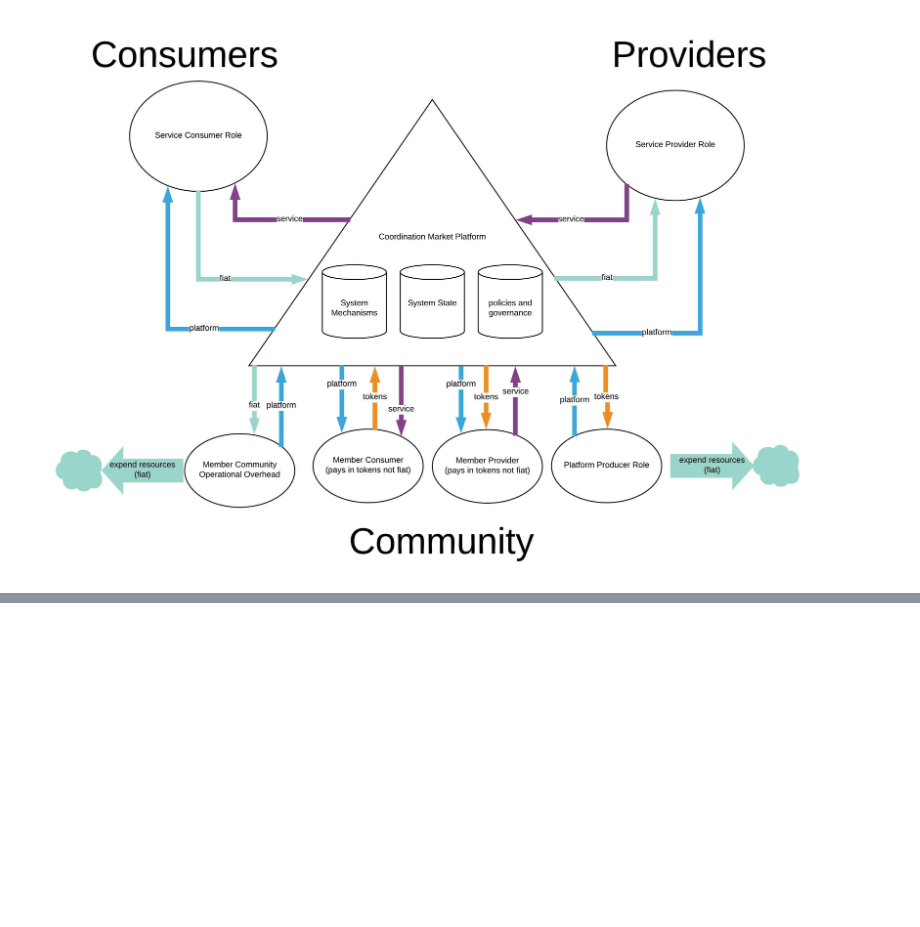
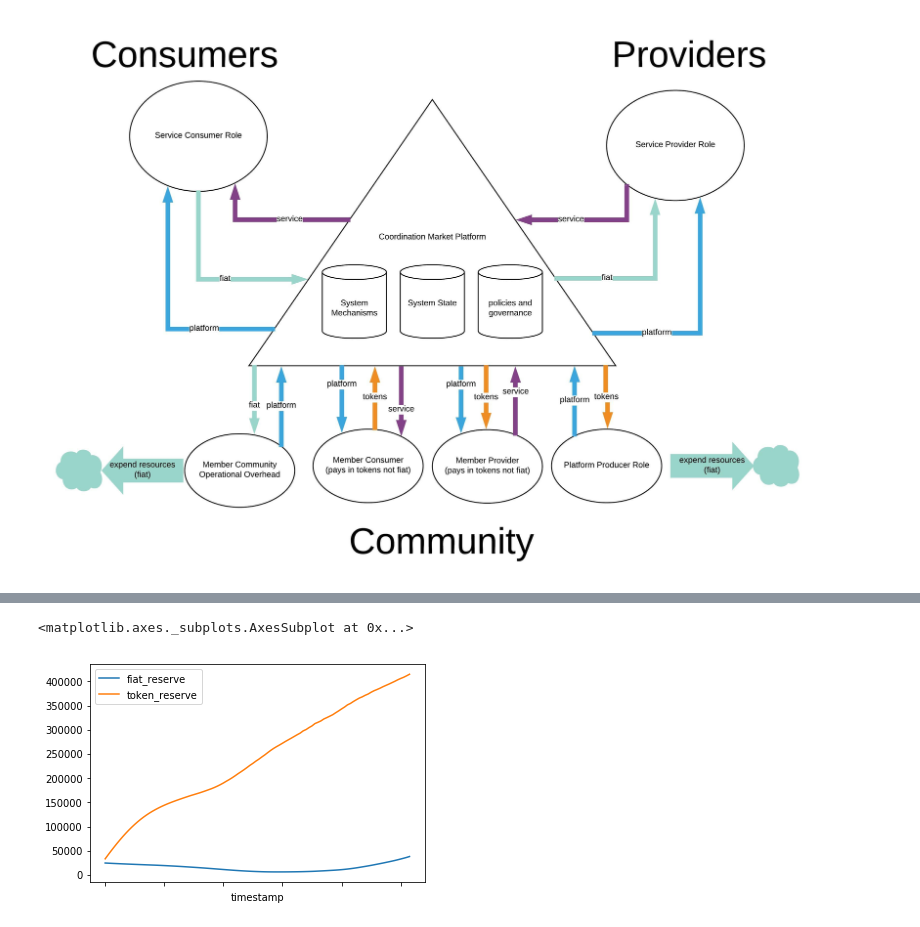
Before and after one commit to wilson3698/cadCAD, a Jupyter notebook: demos/ThreeSidedMarket.ipynb, the cells around one changed output, grey strips where cells are left out. Drawn from its saved outputs; the diff is of its cells as text; code cells hidden in the pictures; blank space fills up the shorter version.

```diff
--- a/demos/ThreeSidedMarket.ipynb
+++ b/demos/ThreeSidedMarket.ipynb
@@ -169,11 +248,31 @@ def update_conversion_rate(step, sL, s):
 # %%
 #minting process mints into the reserve
-def mint1(step, sL, s):
+def mint1(step, sL, s, _input):
     y = 'token_supply'
     x = s['token_supply'] + _input['mint']
     return (y, x)
 
-def mint2(step, sL, s):
+def mint2(step, sL, s, _input):
     y = 'token_reserve'
     x = s['token_reserve'] + _input['mint']
     return (y, x)
+# %%
+def commit_delta_production(step, sL, s, _input):
+    y = 'volume_of_production'
+    x = s['volume_of_production']+_input['delta_labor']
+    return (y, x)
+
+def compensate_production(step, sL, s, _input):
+    y = 'token_reserve'
+    x = s['token_reserve']-_input['tokens_paid']
+    return (y, x)
+
+#forgetting rate
+rho2 = rho #same as for the other smoothed averages
+def update_producer_roi_estimate(step, sL, s, _input):
+    revenue = _input['tokens_paid']/s['conversion_rate']
+    cost = s['cost_of_production']*s['volume_of_production']
+    spot_ROI_estimate =   (revenue-cost)/cost
+    y = 'producer_roi_estimate'
+    x = rho2*spot_ROI_estimate + s['producer_roi_estimate']*(1.0-rho2)
+    return (y, x)
@@ -180,10 +309,12 @@ def mint2(step, sL, s):
 # %%
-def commit_delta_production(step, sL, s, _input):
-    y = 'volume_of_production'
-    x = s['volume_of_production']+_input['delta_production']
+def release_funds(step, sL, s, _input):
+    #tokens outbound
+    y = 'fiat_reserve'
+    x = s['fiat_reserve'] - _input['budget_released']
     return (y, x)
 
-def compensate_production(step, sL, s, _input):
-    y = 'token_reserve'
-    x = s['token_reserve']-_input['tokens_paid']
+def update_budget(step, sL, s, _input):
+    #tokens outbound
+    y = 'operational_budget'
+    x = s['operational_budget'] + _input['budget_released']
     return (y, x)
@@ -447,0 +534,3 @@ df.beta.diff().plot()
+# %%
+rdf=df[df.mech_step==9].copy()
+rdf.head()
@@ -447,0 +553,5 @@ df.beta.diff().plot()
+# %%
+rdf.plot(x='timestamp', y = ["fiat_reserve", "token_reserve"])
+# %% [output]
+<matplotlib.axes._subplots.AxesSubplot at 0x...>
+[figure, added]
```
Also changed, not shown: parts of 45 cells of this notebook, 2 other files.
